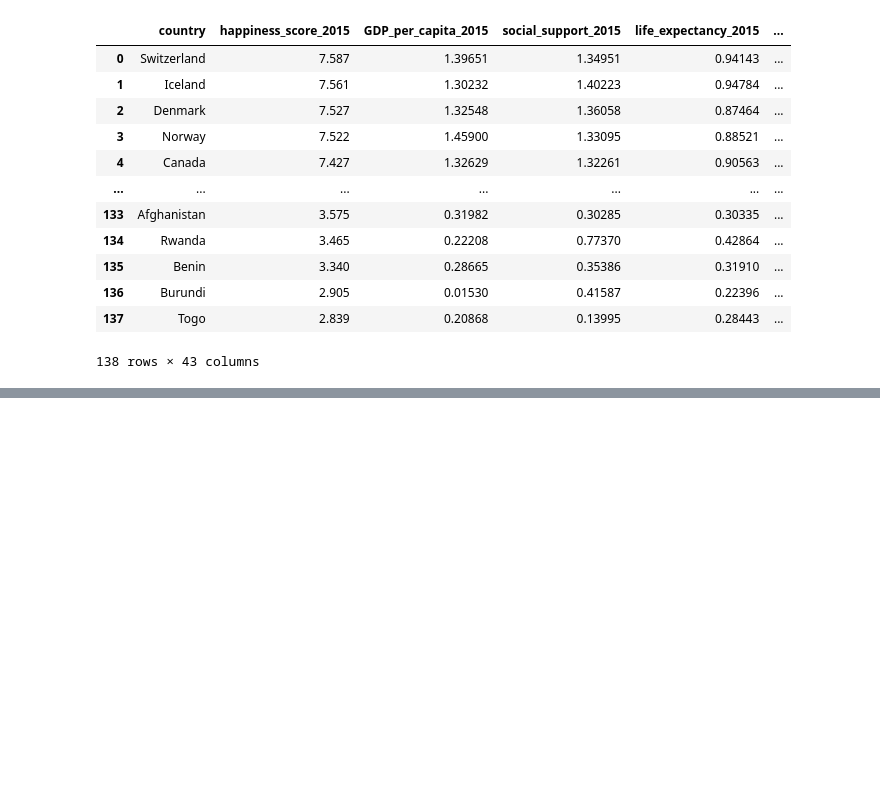
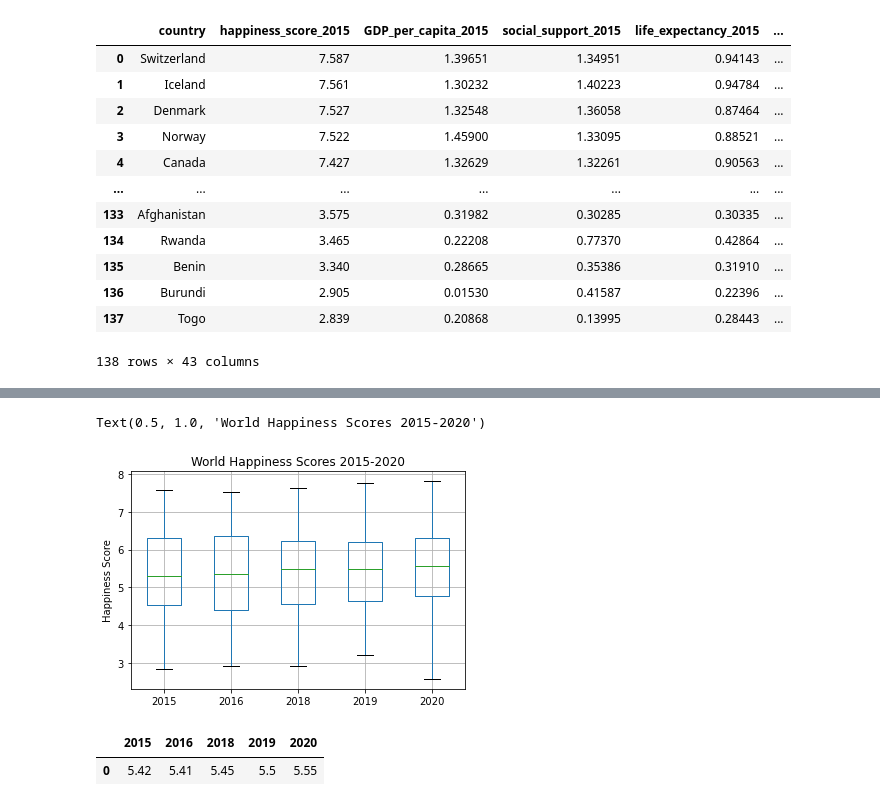
Before and after one commit to josiedeleon/Team9--Project1, a Jupyter notebook: Project 1 Happiness.ipynb, the cells around one changed output, grey strips where cells are left out. Saved outputs shown, nothing was run; the diff lists cells and outputs as text; code cells hidden in the pictures; blank space fills up the shorter version.

```diff
--- a/Project 1 Happiness.ipynb
+++ b/Project 1 Happiness.ipynb
@@ -50,0 +101,8 @@ Merge_df
+# %%
+blue_out= dict(markerfacecolor='blue',markersize=12)
+box = happyscore_year.boxplot()
+plt.ylabel('Happiness Score')
+plt.title('World Happiness Scores 2015-2020')
+# %% [output]
+Text(0.5, 1.0, 'World Happiness Scores 2015-2020')
+[figure, added]
@@ -50,0 +115,6 @@ Merge_df
+# %%
+happyyear_df = round(pd.DataFrame ({"2015": [avg_2015], "2016": [avg_2016], "2018": [avg_2018],"2019": [avg_2019], "2020": [avg_2020]}),2)
+happyyear_df
+# %% [output]
+|  | 2015 | 2016 | 2018 | 2019 | 2020 |
+| 0 | 5.42 | 5.41 | 5.45 | 5.5 | 5.55 |
```
Also changed, not shown: parts of 7 cells of this notebook.
